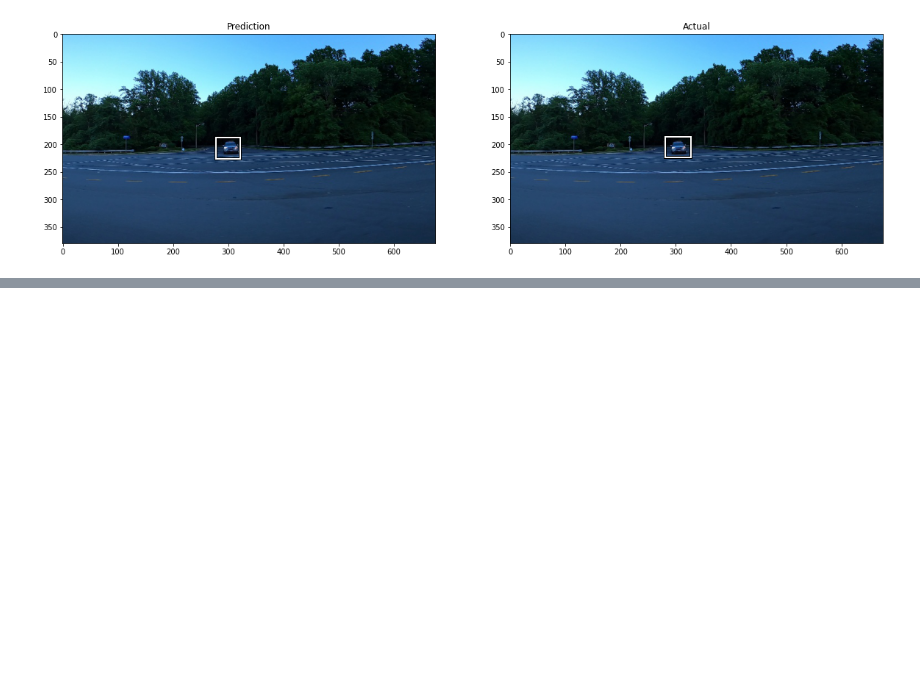
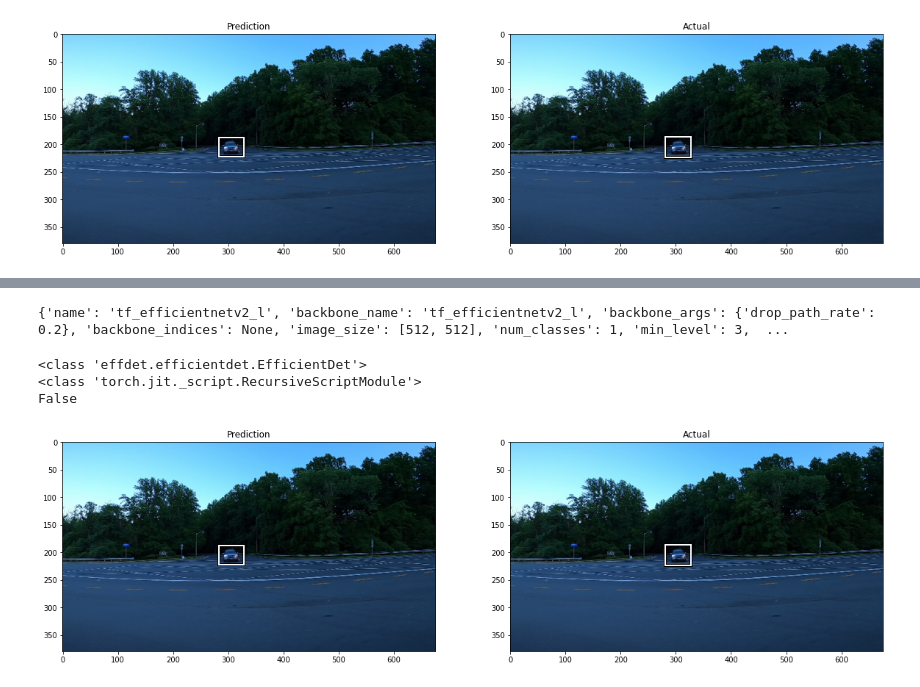
Before and after one commit to curtkim/pytorch-first, a Jupyter notebook: 05-effdet/inference.ipynb, the cells around one changed output, grey strips where cells are left out. Cells and saved outputs as stored; diff of their text form; code cells hidden in the pictures; blank space fills up the shorter version.

Commit message:
torchscript으로 inference성공

```diff
--- a/05-effdet/inference.ipynb
+++ b/05-effdet/inference.ipynb
@@ -93,0 +75,25 @@ compare_bboxes_for_image(image2, predicted_bboxes=predicted_bboxes[1], actual_bb
+# %%
+scripted_efficient_det = torch.jit.load('scripted.torchscript')
+# %%
+scripted_model = EfficientDetModel(
+    num_classes=1,
+    img_size=512
+    )
+scripted_model.eval()
+scripted_model.model.model = scripted_efficient_det
+# %% [output]
+{'name': 'tf_efficientnetv2_l', 'backbone_name': 'tf_efficientnetv2_l', 'backbone_args': {'drop_path_rate': 0.2}, 'backbone_indices': None, 'image_size': [512, 512], 'num_classes': 1, 'min_level': 3,  ...
+# %%
+print(type(model.model.model))
+print(type(scripted_model.model.model))
+print(scripted_model.model.training)
+# %% [output]
+<class 'effdet.efficientdet.EfficientDet'>
+<class 'torch.jit._script.RecursiveScriptModule'>
+False
+# %%
+predicted_bboxes2, predicted_class_confidences2, predicted_class_labels2 = scripted_model.predict(images)
+# %%
+compare_bboxes_for_image(image1, predicted_bboxes=predicted_bboxes2[0], actual_bboxes=truth_bboxes1.tolist())
+# %% [output]
+[figure, added]
```
Also changed, not shown: parts of 5 cells of this notebook, 7 other files.
